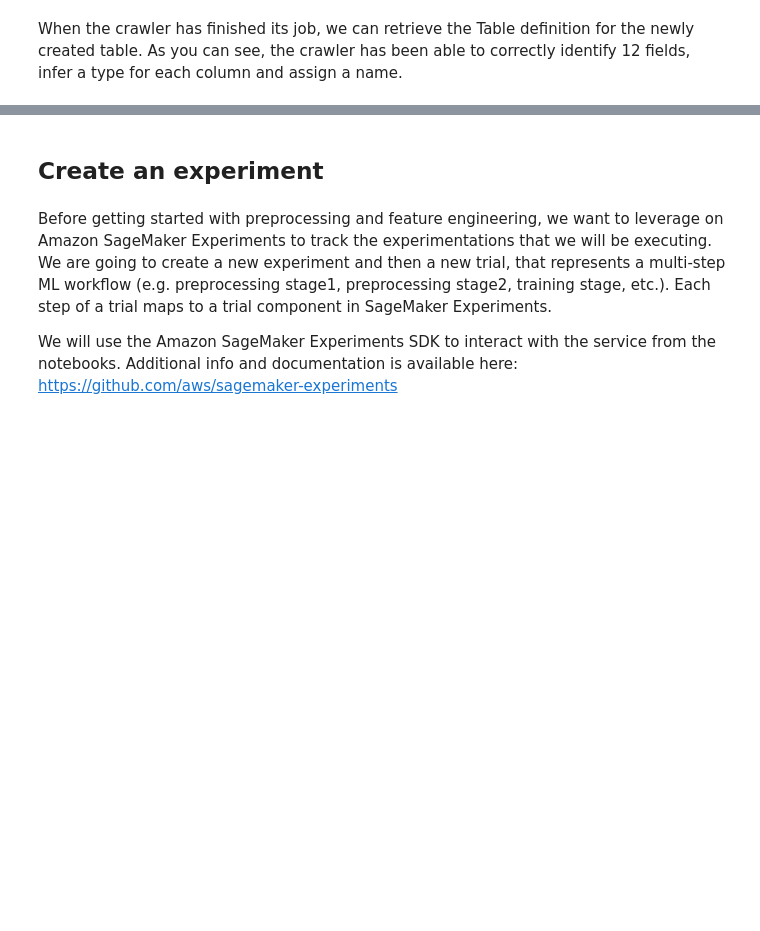
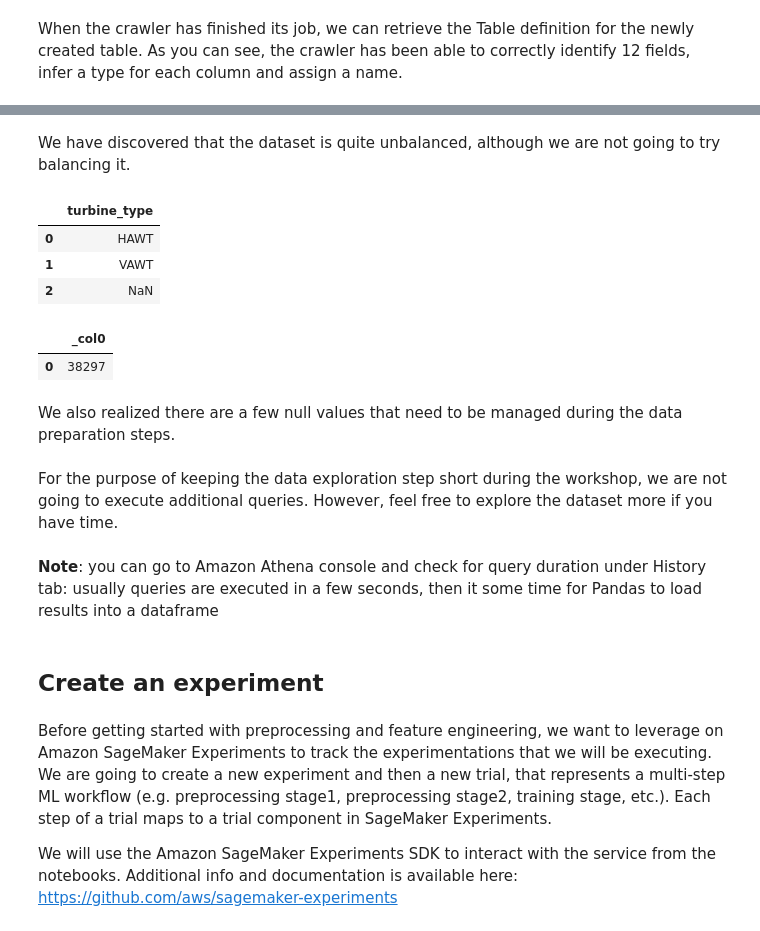
Before and after one commit to aws-samples/amazon-sagemaker-build-train-deploy, a Jupyter notebook: 02_data_exploration_and_feature_eng/02_data_exploration_and_feature_eng.ipynb, the cells around one changed output, grey strips where cells are left out. Saved outputs shown, nothing was run; the diff lists cells and outputs as text; code cells hidden in the pictures; blank space fills up the shorter version.

```diff
--- a/02_data_exploration_and_feature_eng/02_data_exploration_and_feature_eng.ipynb
+++ b/02_data_exploration_and_feature_eng/02_data_exploration_and_feature_eng.ipynb
@@ -77,3 +238,25 @@ table
+# %% [markdown]
+We have discovered that the dataset is quite unbalanced, although we are not going to try balancing it.
+# %%
+athena_cursor.execute('SELECT DISTINCT(turbine_type) FROM "endtoendml-db".raw')
+pd.read_csv(athena_cursor.output_location)
+# %% [output]
+|  | turbine_type |
+| 0 | HAWT |
+| 1 | VAWT |
+| 2 | NaN |
+# %%
+athena_cursor.execute('SELECT COUNT(*) FROM "endtoendml-db".raw WHERE oil_temperature IS NULL GROUP BY oil_temperature')
+pd.read_csv(athena_cursor.output_location)
+# %% [output]
+|  | _col0 |
+| 0 | 38297 |
+# %% [markdown]
+We also realized there are a few null values that need to be managed during the data preparation steps.
+# %% [markdown]
+For the purpose of keeping the data exploration step short during the workshop, we are not going to execute additional queries. However, feel free to explore the dataset more if you have time.
+# %% [markdown]
+**Note**: you can go to Amazon Athena console and check for query duration under History tab: usually queries are executed in a few seconds, then it some time for Pandas to load results into a dataframe
 # %% [markdown]
 ## Create an experiment
 # %% [markdown]
```
Also changed, not shown: parts of 26 cells of this notebook, 36 other files.
